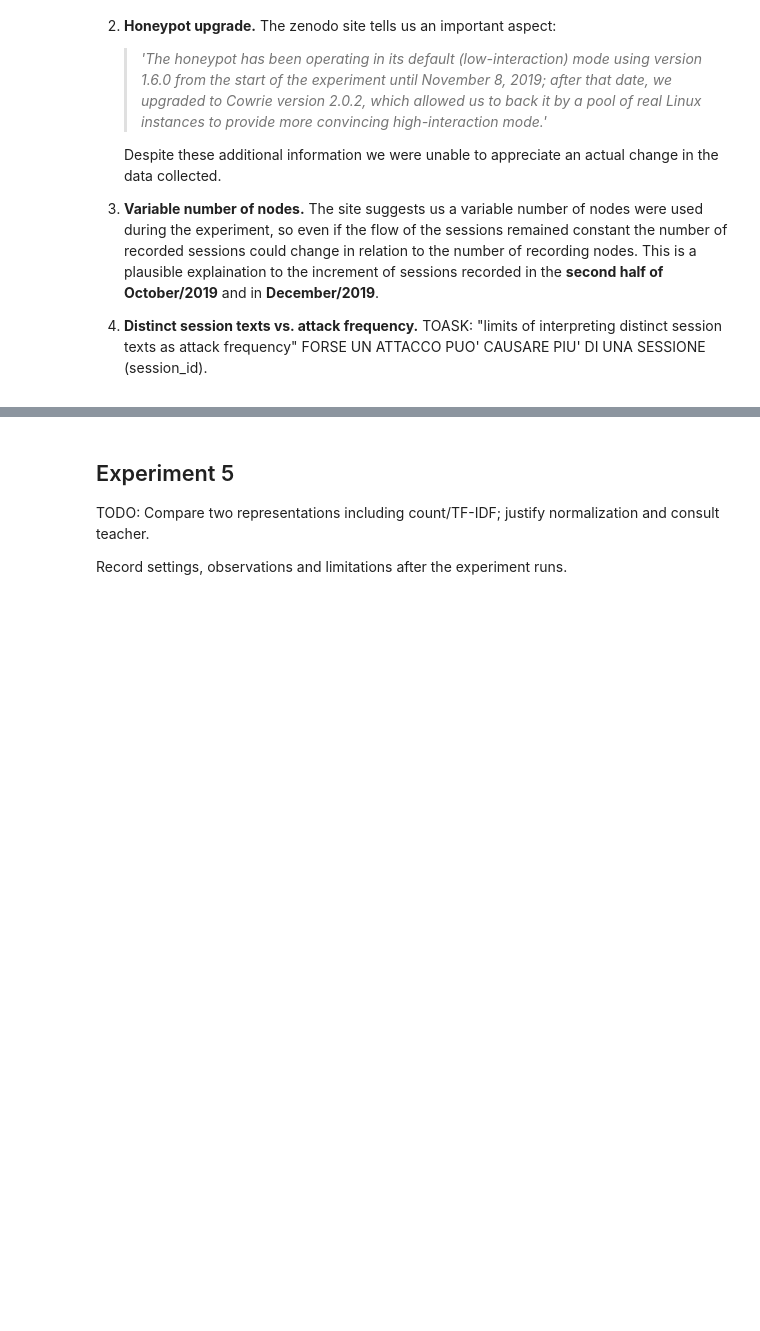
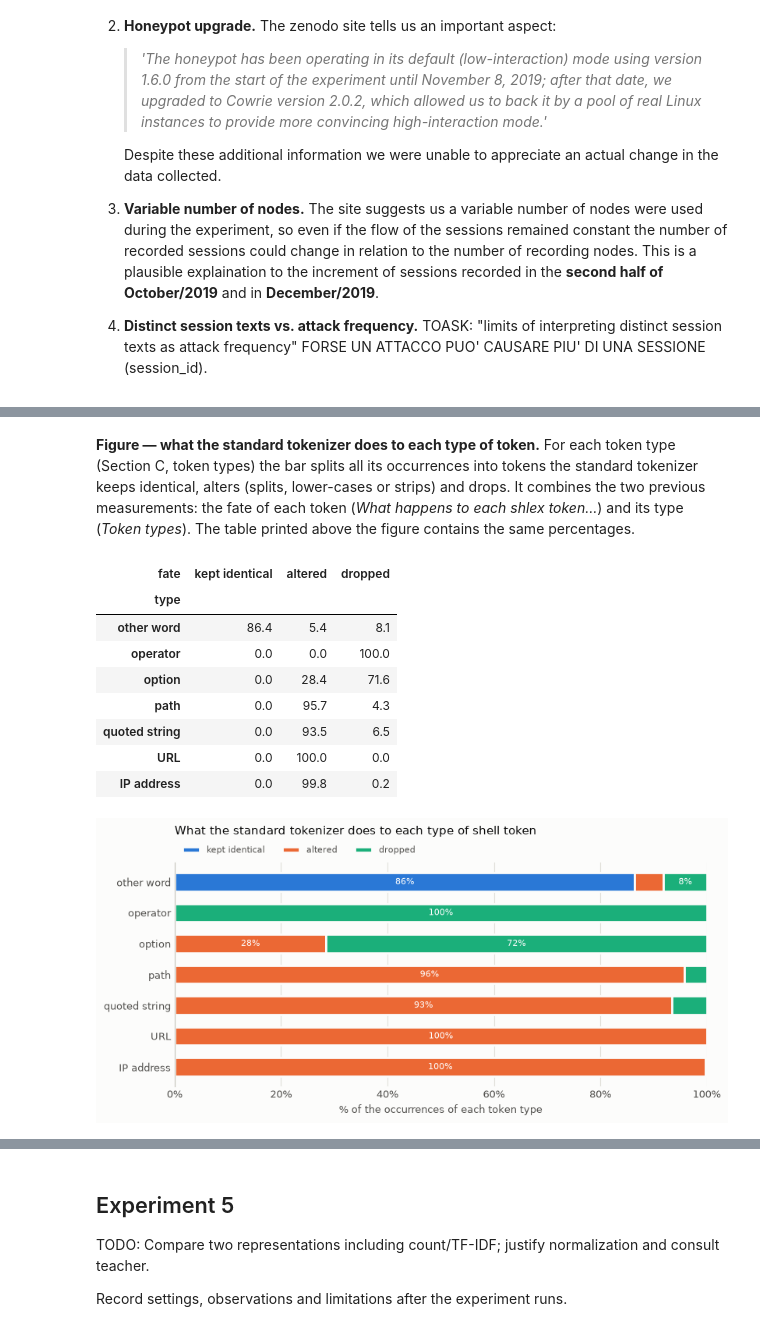
Before and after one commit to grabls/proj6_ml4n, a Jupyter notebook: notebooks/01_data.ipynb, the cells around one changed output, grey strips where cells are left out. Drawn from its saved outputs; the diff is of its cells as text; code cells hidden in the pictures; blank space fills up the shorter version.

```diff
--- a/notebooks/01_data.ipynb
+++ b/notebooks/01_data.ipynb
@@ -323,0 +864,46 @@ Record settings, observations and limitations after the experiment runs.
+# %% [markdown]
+**Figure — what the standard tokenizer does to each type of token.** For each token type (Section C, token types) the bar splits all its occurrences into tokens the standard tokenizer keeps identical, alters (splits, lower-cases or strips) and drops. It combines the two previous measurements: the fate of each token (*What happens to each shlex token…*) and its type (*Token types*). The table printed above the figure contains the same percentages.
+# %%
+# --- Figure: fate of the occurrences of each token type under the standard tokenizer --
+# fate (token -> kept/altered/dropped) was computed on the same shlex tokens as vocab,
+# so we can attach it to vocab and sum the occurrences per (type, fate).
+fate_by_type = (vocab.assign(fate=fate.reindex(vocab.index))
+                     .pivot_table(index="type", columns="fate", values="occurrences",
+                                  aggfunc="sum", fill_value=0))
+fate_share = 100 * fate_by_type.div(fate_by_type.sum(axis=1), axis=0)   # % per row
+fate_share = fate_share.reindex(columns=["kept identical", "altered", "dropped"], fill_value=0)
+
+# Same row order as type_summary (most frequent type first); reversed for barh,
+# which draws the first row at the bottom.
+fate_share = fate_share.loc[type_summary.index[::-1]]
+display(fate_share[::-1].round(1))                    # table view of the figure
+
+fig, ax = plt.subplots(figsize=(8, 3.8), layout="constrained", facecolor=VIZ["surface"])
+left = np.zeros(len(fate_share))
+for color, column in zip(VIZ["series"], fate_share.columns):
+    widths = fate_share[column].to_numpy()
+    # edgecolor = surface draws a thin gap between adjacent segments
+    ax.barh(fate_share.index, widths, left=left, height=0.6, color=color,
+            edgecolor=VIZ["surface"], linewidth=2, label=column)
+    for y, (start, width) in enumerate(zip(left, widths)):
+        if width >= 8:                                # label only segments wide enough
+            ax.text(start + width / 2, y, f"{width:.0f}%", ha="center", va="center",
+                    color="white", fontsize=8)
+    left += widths
+ax.set_xlim(0, 100)
+tidy_axes(ax, "What the standard tokenizer does to each type of shell token",
+          "% of the occurrences of each token type", title_pad=26)
+ax.legend(ncols=3, loc="lower left", bbox_to_anchor=(0, 1.0), frameon=False,
+          fontsize=8, labelcolor=VIZ["ink2"])
+plt.show()
+# %% [output]
+| fate | kept identical | altered | dropped |
+| type |  |  |  |
+| other word | 86.4 | 5.4 | 8.1 |
+| operator | 0.0 | 0.0 | 100.0 |
+| option | 0.0 | 28.4 | 71.6 |
+| path | 0.0 | 95.7 | 4.3 |
+| quoted string | 0.0 | 93.5 | 6.5 |
+| URL | 0.0 | 100.0 | 0.0 |
+| IP address | 0.0 | 99.8 | 0.2 |
+[figure, added]
```
Also changed, not shown: parts of 44 cells of this notebook, 1 other file.
